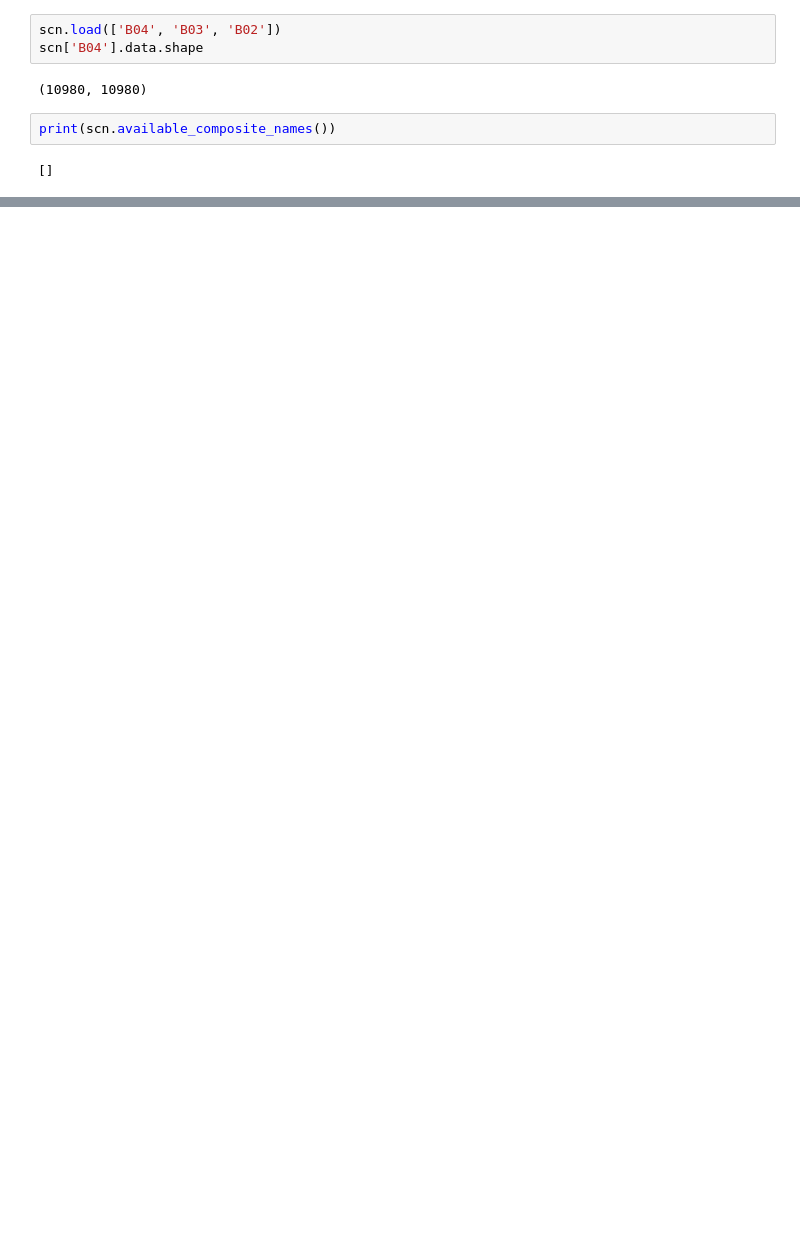
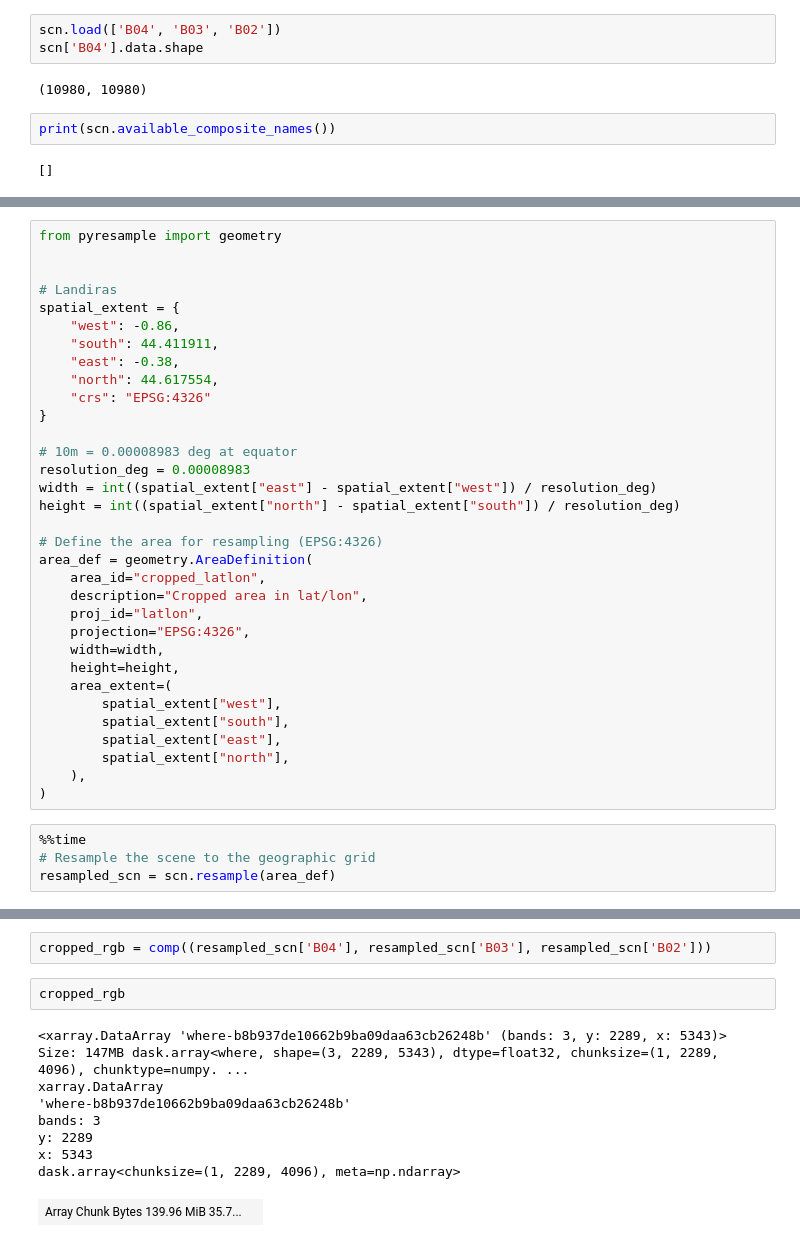
Before and after one commit to TristanCantatGaudin/playground, a Jupyter notebook: geospatial/satpy_example.ipynb, the cells around one changed output, grey strips where cells are left out. Cells and saved outputs as stored; diff of their text form; blank space fills up the shorter version.

```diff
--- a/geospatial/satpy_example.ipynb
+++ b/geospatial/satpy_example.ipynb
@@ -153,0 +98,37 @@ rgb_arr = composite_da.values
+# %%
+from pyresample import geometry
+
+
+# Landiras
+spatial_extent = {
+    "west": -0.86,
+    "south": 44.411911,
+    "east": -0.38,
+    "north": 44.617554,
+    "crs": "EPSG:4326"
+}
+
+# 10m = 0.00008983 deg at equator
+resolution_deg = 0.00008983
+width = int((spatial_extent["east"] - spatial_extent["west"]) / resolution_deg)
+height = int((spatial_extent["north"] - spatial_extent["south"]) / resolution_deg)
+
+# Define the area for resampling (EPSG:4326)
+area_def = geometry.AreaDefinition(
+    area_id="cropped_latlon",
+    description="Cropped area in lat/lon",
+    proj_id="latlon",
+    projection="EPSG:4326",
+    width=width,
+    height=height,
+    area_extent=(
+        spatial_extent["west"],
+        spatial_extent["south"],
+        spatial_extent["east"],
+        spatial_extent["north"],
+    ),
+)
+# %%
+%%time
+# Resample the scene to the geographic grid
+resampled_scn = scn.resample(area_def)
@@ -153,0 +139,13 @@ rgb_arr = composite_da.values
+# %%
+cropped_rgb = comp((resampled_scn['B04'], resampled_scn['B03'], resampled_scn['B02']))
+# %%
+cropped_rgb
+# %% [output]
+<xarray.DataArray 'where-b8b937de10662b9ba09daa63cb26248b' (bands: 3, y: 2289, x: 5343)> Size: 147MB dask.array<where, shape=(3, 2289, 5343), dtype=float32, chunksize=(1, 2289, 4096), chunktype=numpy. ...
+xarray.DataArray
+'where-b8b937de10662b9ba09daa63cb26248b'
+bands: 3
+y: 2289
+x: 5343
+dask.array<chunksize=(1, 2289, 4096), meta=np.ndarray>
+| Array Chunk Bytes 139.96 MiB 35.7... |  |
```
Also changed, not shown: parts of 21 cells of this notebook.
